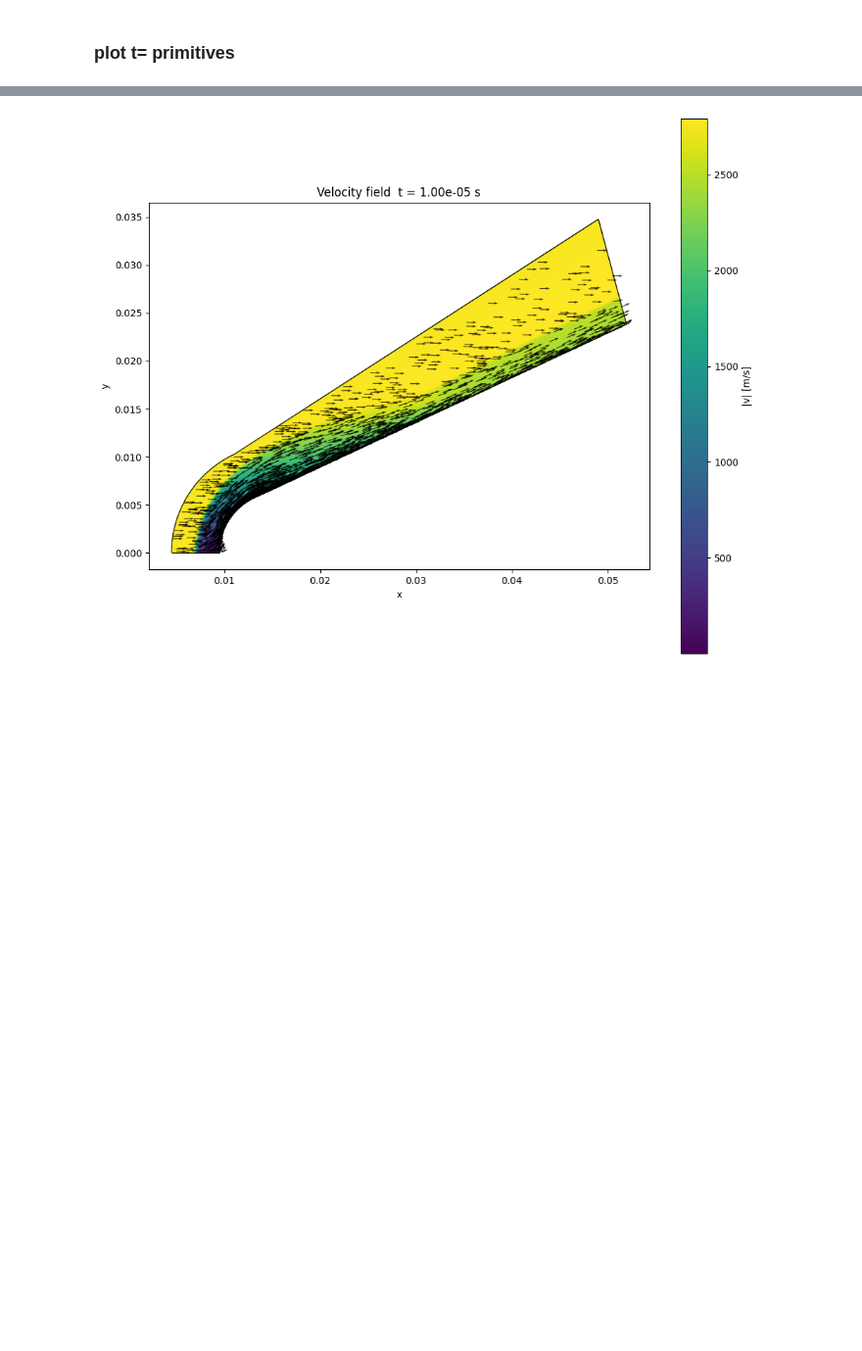
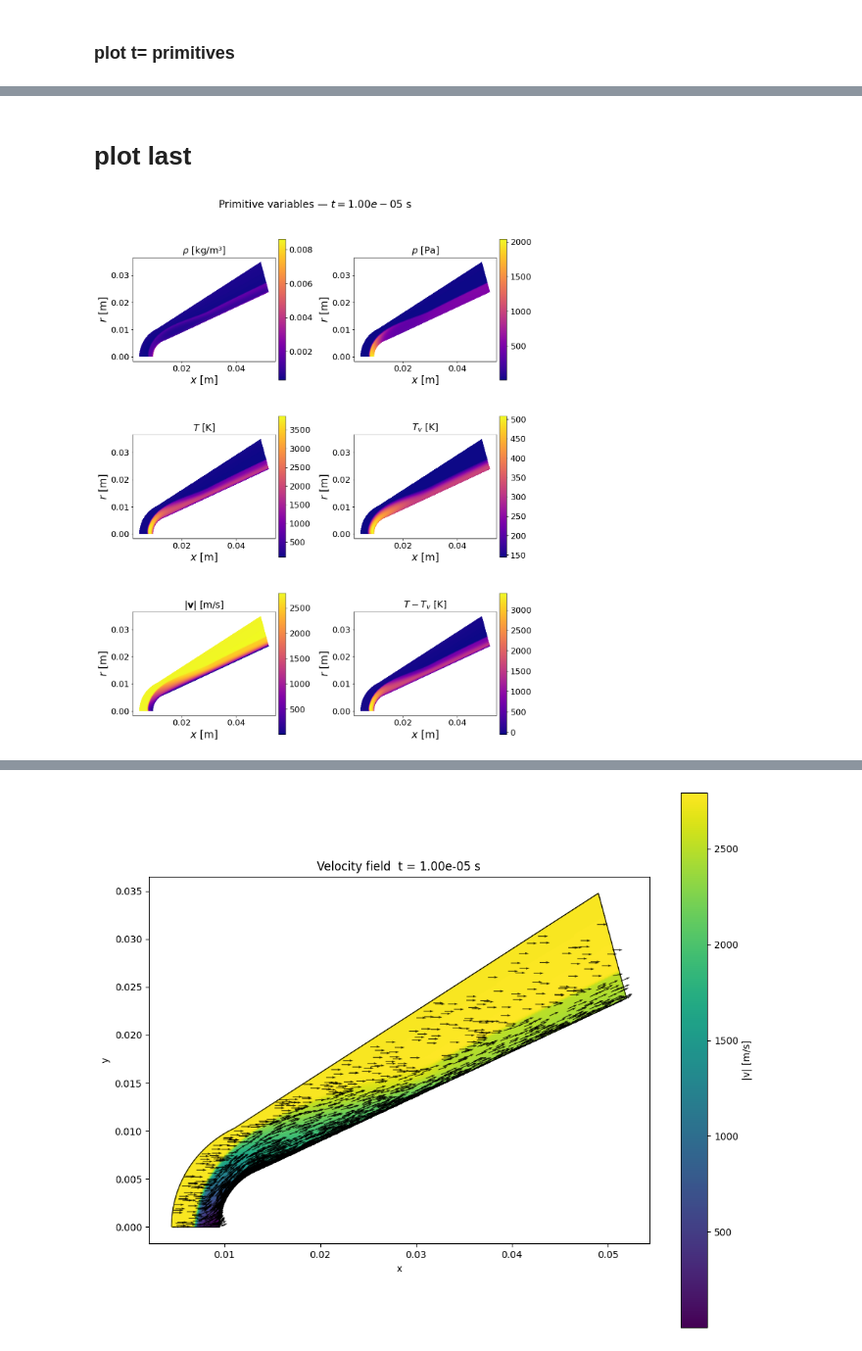
Before and after one commit to henrihoechter/jaxfluids_internship, a Jupyter notebook: experiments/blunt_cone_2d/plot_reentry_vehicle.ipynb, the cells around one changed output, grey strips where cells are left out. Shown at 98% size. Saved outputs shown, nothing was run; the diff lists cells and outputs as text; code cells hidden in the pictures; blank space fills up the shorter version.

```diff
--- a/experiments/blunt_cone_2d/plot_reentry_vehicle.ipynb
+++ b/experiments/blunt_cone_2d/plot_reentry_vehicle.ipynb
@@ -277,0 +267,70 @@ t_last = 1.000e-05 s
+# %% [markdown]
+# plot last
+# %%
+import matplotlib.pyplot as plt
+import matplotlib.tri as mtri
+
+triang = mtri.Triangulation(nodes_x, nodes_y, triangles)
+
+FONT_LABEL = 20
+FONT_TICK = 16
+FONT_TITLE = 18
+FONT_CBAR = 16
+
+U_last = U_hist[-1]
+Y_s, rho, u, v, T, Tv, p = equation_manager_utils.extract_primitives_from_U(
+    U_last, eq_manager
+)
+
+report_primitives = {
+    r"$\rho$ [kg/m³]": np.array(rho),
+    r"$p$ [Pa]": np.array(p),
+    r"$T$ [K]": np.array(T),
+    r"$T_v$ [K]": np.array(Tv),
+    r"$|\mathbf{v}|$ [m/s]": np.sqrt(np.array(u) ** 2 + np.array(v) ** 2),
+    r"$T - T_v$ [K]": np.array(T) - np.array(Tv),
+}
+
+
+def cell_to_triangle_values(cell_values):
+    tri_vals = []
+    for cell_idx, cell_nodes in enumerate(mesh.cells):
+        tri_vals.append(cell_values[cell_idx])
+        if len(cell_nodes) == 4:
+            tri_vals.append(cell_values[cell_idx])
+    return np.array(tri_vals)
+
+
+n_cols, n_rows = 2, 3
+fig, axes = plt.subplots(n_rows, n_cols, figsize=(6 * n_cols, 5 * n_rows))
+axes = axes.flatten()
+
+for idx, (name, values) in enumerate(report_primitives.items()):
+    ax = axes[idx]
+    tri_vals = cell_to_triangle_values(values)
+    tc = ax.tripcolor(triang, facecolors=tri_vals, cmap="plasma", shading="flat")
+
+    cbar = fig.colorbar(tc, ax=ax, shrink=0.85, pad=0.02)
+    cbar.ax.tick_params(labelsize=FONT_CBAR)
+
+    ax.set_title(name, fontsize=FONT_TITLE, pad=8)
+    ax.set_xlabel(r"$x$ [m]", fontsize=FONT_LABEL)
+    ax.set_ylabel(r"$r$ [m]", fontsize=FONT_LABEL)
+    ax.tick_params(axis="both", labelsize=FONT_TICK)
+    ax.xaxis.get_offset_text().set_fontsize(FONT_TICK)
+    ax.yaxis.get_offset_text().set_fontsize(FONT_TICK)
+    ax.set_aspect("equal")
+
+fig.suptitle(
+    rf"Primitive variables — $t = {float(t_hist[-1]):.2e}$ s",
+    fontsize=FONT_TITLE + 2,
+    y=1.01,
+)
+plt.tight_layout()
+plt.savefig(
+    "/home/hhoechter/jaxfluids_internship/experiments/blunt_cone_2d/primitives_grid_report.png",
+    bbox_inches="tight",
+)
+plt.show()
+# %% [output]
+[figure, added]
```
Also changed, not shown: parts of 11 cells of this notebook, 2 other files.
